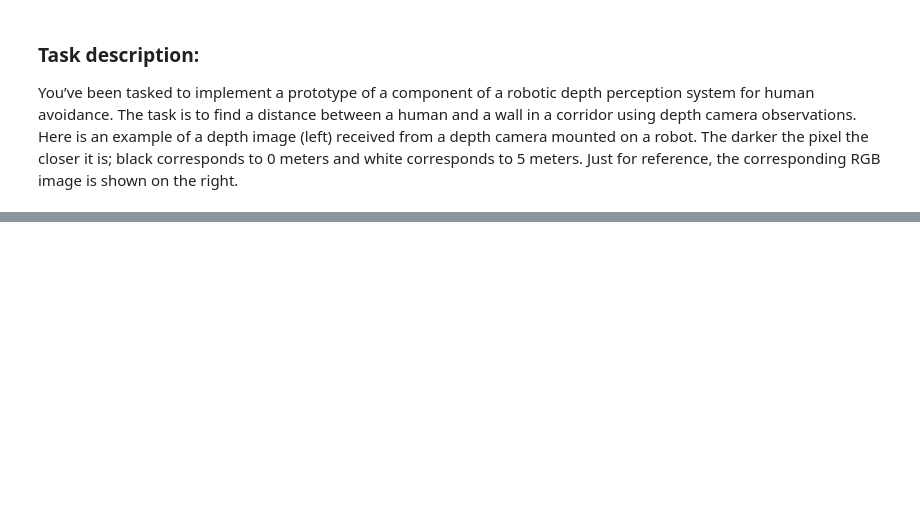
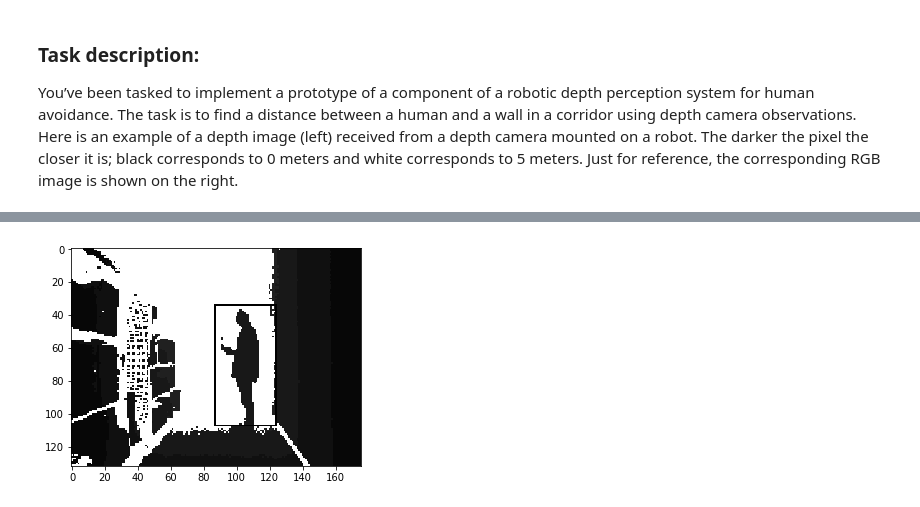
Before and after one commit to amandeepfj/RoboticPerceptionSystem, a Jupyter notebook: PythonNotebook/DepthPerception.ipynb, the cells around one changed output, grey strips where cells are left out. Cells and saved outputs as stored; diff of their text form; code cells hidden in the pictures; blank space fills up the shorter version.

Commit message:
Add - Trained - CascadeG.xml file added. Update - DepthPerception notebook file updated.

```diff
--- a/PythonNotebook/DepthPerception.ipynb
+++ b/PythonNotebook/DepthPerception.ipynb
@@ -10,7 +11,7 @@ from matplotlib import pyplot as plt
 %matplotlib inline
 # %%
 def show_image(data):
-    plt.imshow(data, interpolation='nearest')
+    plt.imshow(data)
     plt.gray()
     plt.show()
 # %%
@@ -30,0 +28,92 @@ show_image(img2)
+# %%
+def getValidHumanRect(rects):
+    """Finds valid human rects from array of rects."""
+    rect = None
+    for (x, y, w, h) in rects:
+        # We are asumming that the human will be always between 40 and 140 pixels
+        if x > 40 and (x + w) < 140:
+            rect = (x, y, w, h)
+    return rect
+
+def getHumanRect(image):
+    """This function returns rectangles that bind the detected humans by the HAAR classifier."""
+    image_temp = image[:, :]
+    # We will blur image using a 7 x 7 kernel
+    image_temp = cv2.blur(image_temp, (7,7))
+    # Person classifier initialized using trained cascadG.xml
+    # Download cascade file from https://funvision.blogspot.com/2017/01/lbp-cascade-for-head-and-people.html
+    person_cascade = cv2.CascadeClassifier('cascadG.xml')
+    # Itentifying humans in the image
+    rects = person_cascade.detectMultiScale(image_temp, minNeighbors=1)
+    rect = getValidHumanRect(rects)
+    return rect
+
+def getWallShelfPixelAdjacentToHuman(image, rect):
+    """ This function finds the index of pixel on wall and shelf, respectiely.
+    The pixel is assumed to be approximately at the same height at human's center pixel"""
+    (x, y, w, h) = rect
+    x_center = int(x + w/2)
+    human_depth_value = stats.mode(image[y: y + h, x_center])[0][0]
+    y_center = int(y + h/2)
+    # We will not search for pixel in human rectangle
+    x_range = list(set(range(image.shape[1])) - set(range(x, x + w)))
+    # Array to store shelf and wall pixels
+    shelf_wall_pixels = []
+    for b in x_range:
+        # Getting the pixels on the wall and shelve in front and back of the humans
+        if image[y_center][b] >= (human_depth_value - 2) and image[y_center][b] <= (human_depth_value + 2):
+            shelf_wall_pixels.append(b)
+
+    return min(shelf_wall_pixels), max(shelf_wall_pixels)
+
+# # Function to compute the path to be taken
+def get_next_path(depth):
+    # Loading the Depth Image
+    image = np.loadtxt(depth)
+    # Thresholding the image values to eliminate noise, setting it to 5
+    image[image > 5] = np.max(image)
+    #image[image > np.mean(image)] = np.max(image)
+    # Converting the Image to 8bit int format
+    image = image.astype(np.uint8)
+    rect = getHumanRect(image)
+    pathFound = "Could not find path!"
+    # Iterate through human rect # we should get only one human in our case.
+    if rect is not None:
+        (x, y, w, h) = rect
+        # find center of human on X axis
+        x_center = int(x + w/2)
+        (shelf_pixel_idx, wall_pixel_idx) = getWallShelfPixelAdjacentToHuman(image, (x, y, w, h))
+
+        # Corridor width in pixel
+        pixel_width_corridor = wall_pixel_idx - shelf_pixel_idx
+        # Given distance of human from camera in meters
+        distance_human = 2
+        # Given width of corridor in meters
+        real_corridor_width = 1.5
+
+        # Calculate focal length.
+        focal_length = (distance_human * pixel_width_corridor) / real_corridor_width
+
+        # Distance between wall and human(center) in pixels
+        distance_wall_human_pixel = wall_pixel_idx - x_center
+
+        # Distance of human from wall in meters
+        distance_wall_human = (distance_human * distance_wall_human_pixel) / focal_length
+
+        # Decide to go left or right!
+        if(distance_wall_human > (real_corridor_width/2)):
+            pathFound = 'Right ' + str(distance_wall_human)
+        else:
+            pathFound = 'Left ' + str(real_corridor_width - distance_wall_human)
+
+        # Show the detected human
+        cv2.rectangle(image, (x, y), (x + w, y + h), (0,255,0), 1)
+    show_image(image)
+    print(pathFound)
+    return pathFound
+
+get_next_path("human_corridor_0.txt")
+get_next_path("human_corridor_1.txt")
+get_next_path("human_corridor_2.txt")
+# %% [output]
+[figure, added]
```
Also changed, not shown: parts of 6 cells of this notebook, 3 other files.
